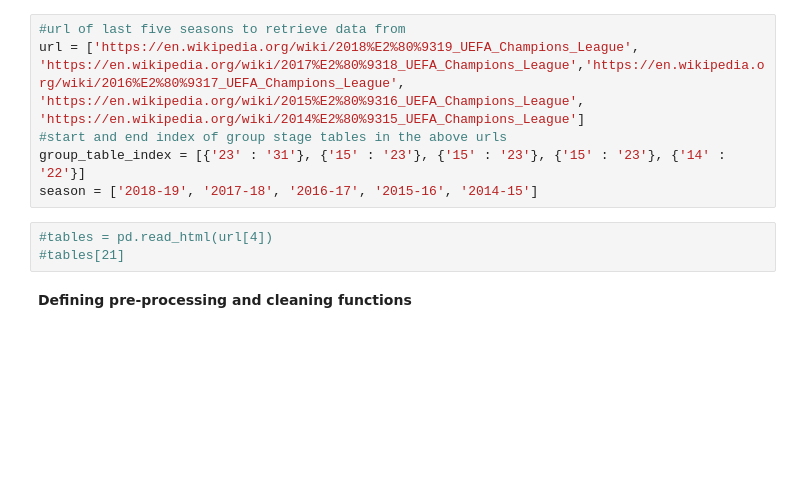
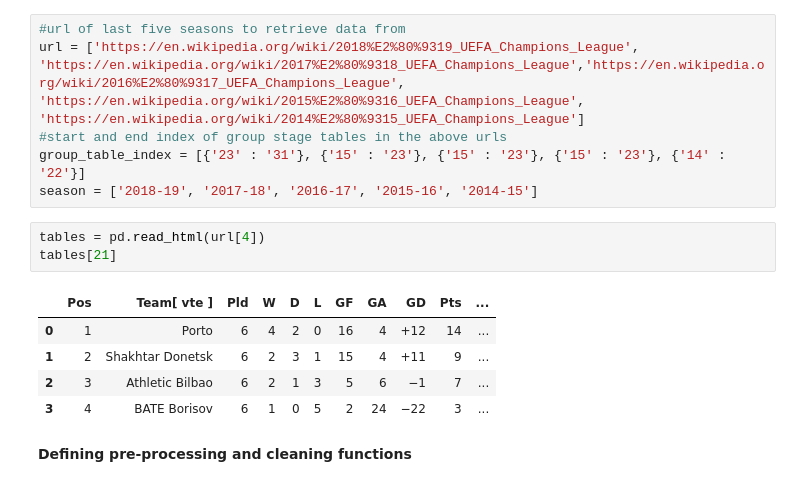
Before and after one commit to sgoyanka10/EDA-UEFA-Champions-League, a Jupyter notebook: EDA_UCL_Football-Soccer.ipynb, the cells around one changed output. Cells and saved outputs as stored; diff of their text form; blank space fills up the shorter version.

```diff
--- a/EDA_UCL_Football-Soccer.ipynb
+++ b/EDA_UCL_Football-Soccer.ipynb
@@ -33,8 +38,14 @@ url = ['https://en.wikipedia.org/wiki/2018%E2%80%9319_UEFA_Champions_League', 'h
 group_table_index = [{'23' : '31'}, {'15' : '23'}, {'15' : '23'}, {'15' : '23'}, {'14' : '22'}]
 season = ['2018-19', '2017-18', '2016-17', '2015-16', '2014-15']
 # %%
-#tables = pd.read_html(url[4])
-#tables[21]
+tables = pd.read_html(url[4])
+tables[21]
+# %% [output]
+|  | Pos | Team[ vte ] | Pld | W | D | L | GF | GA | GD | Pts | ... |
+| 0 | 1 | Porto | 6 | 4 | 2 | 0 | 16 | 4 | +12 | 14 | ... |
+| 1 | 2 | Shakhtar Donetsk | 6 | 2 | 3 | 1 | 15 | 4 | +11 | 9 | ... |
+| 2 | 3 | Athletic Bilbao | 6 | 2 | 1 | 3 | 5 | 6 | −1 | 7 | ... |
+| 3 | 4 | BATE Borisov | 6 | 1 | 0 | 5 | 2 | 24 | −22 | 3 | ... |
 # %% [markdown]
 **Defining pre-processing and cleaning functions**
 # %%
```
Also changed, not shown: parts of 8 cells of this notebook.
